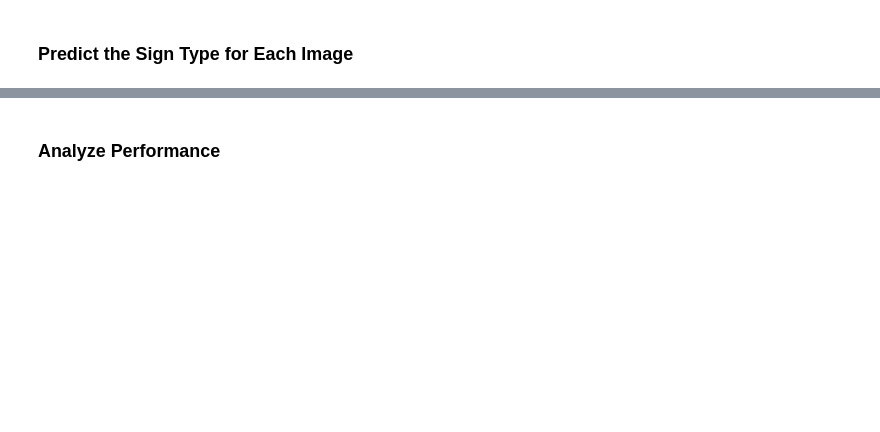
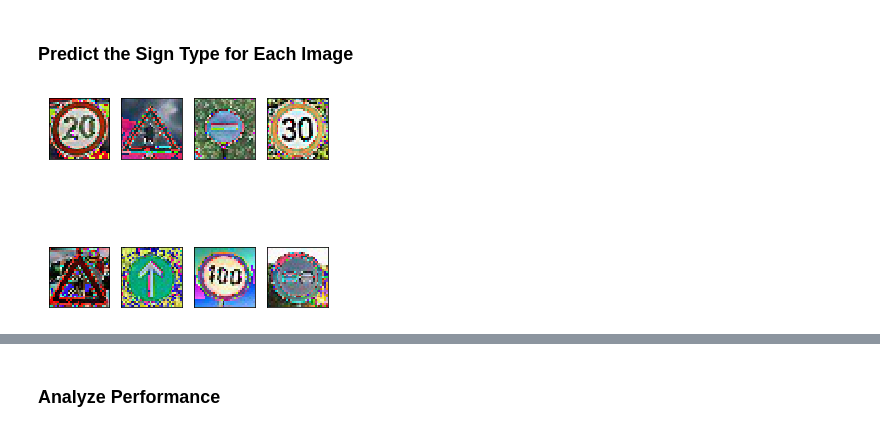
Before and after one commit to martinploom/Self_driving_car_nd_project_2, a Jupyter notebook: Traffic_Sign_Classifier.ipynb, the cells around one changed output, grey strips where cells are left out. Cells and saved outputs as stored; diff of their text form; code cells hidden in the pictures; blank space fills up the shorter version.

```diff
--- a/Traffic_Sign_Classifier.ipynb
+++ b/Traffic_Sign_Classifier.ipynb
@@ -484,4 +481,24 @@ print(type(new_images[0]))
 # %%
 ### Run the predictions here and use the model to output the prediction for each image.
 ### Make sure to pre-process the images with the same pre-processing pipeline used earlier.
 ### Feel free to use as many code cells as needed.
+
+### PREPROCESSING: Normalization and mean centering ###
+new_images = np.asarray(new_images)
+
+new_images = (new_images - 128.0) / 128.0
+
+fig=plt.figure(figsize=(5, 5))
+
+columns = 4
+rows = 2
+
+for i in range(1, columns*rows +1):
+    img = new_images[i-1]
+    fig.add_subplot(rows, columns, i)
+    axes_fig = plt.imshow(img)
+    axes_fig.axes.get_xaxis().set_visible(False)
+    axes_fig.axes.get_yaxis().set_visible(False)
+plt.show()
+# %% [output]
+[figure, added]
```
Also changed, not shown: parts of 14 cells of this notebook, 1 other file.
